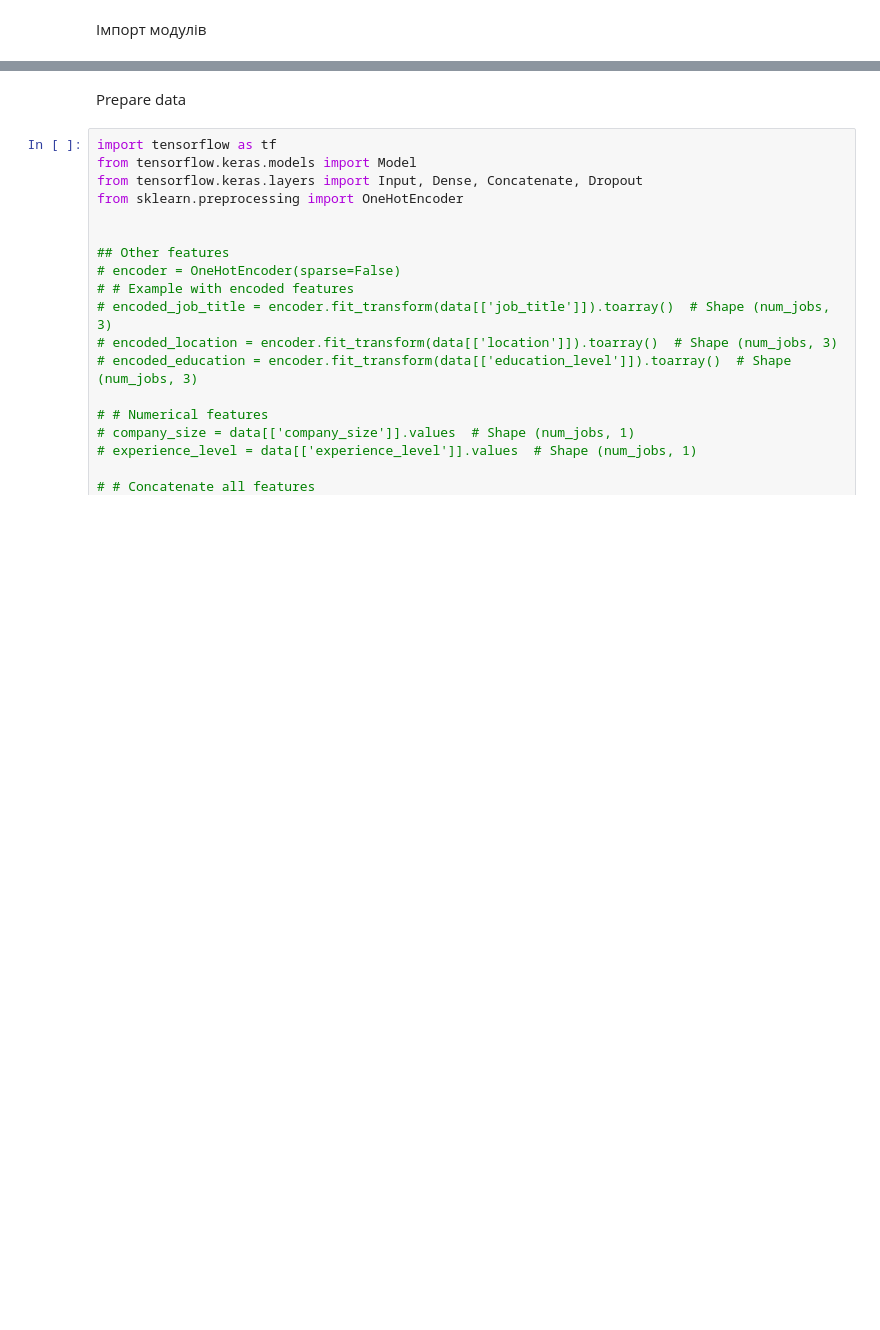
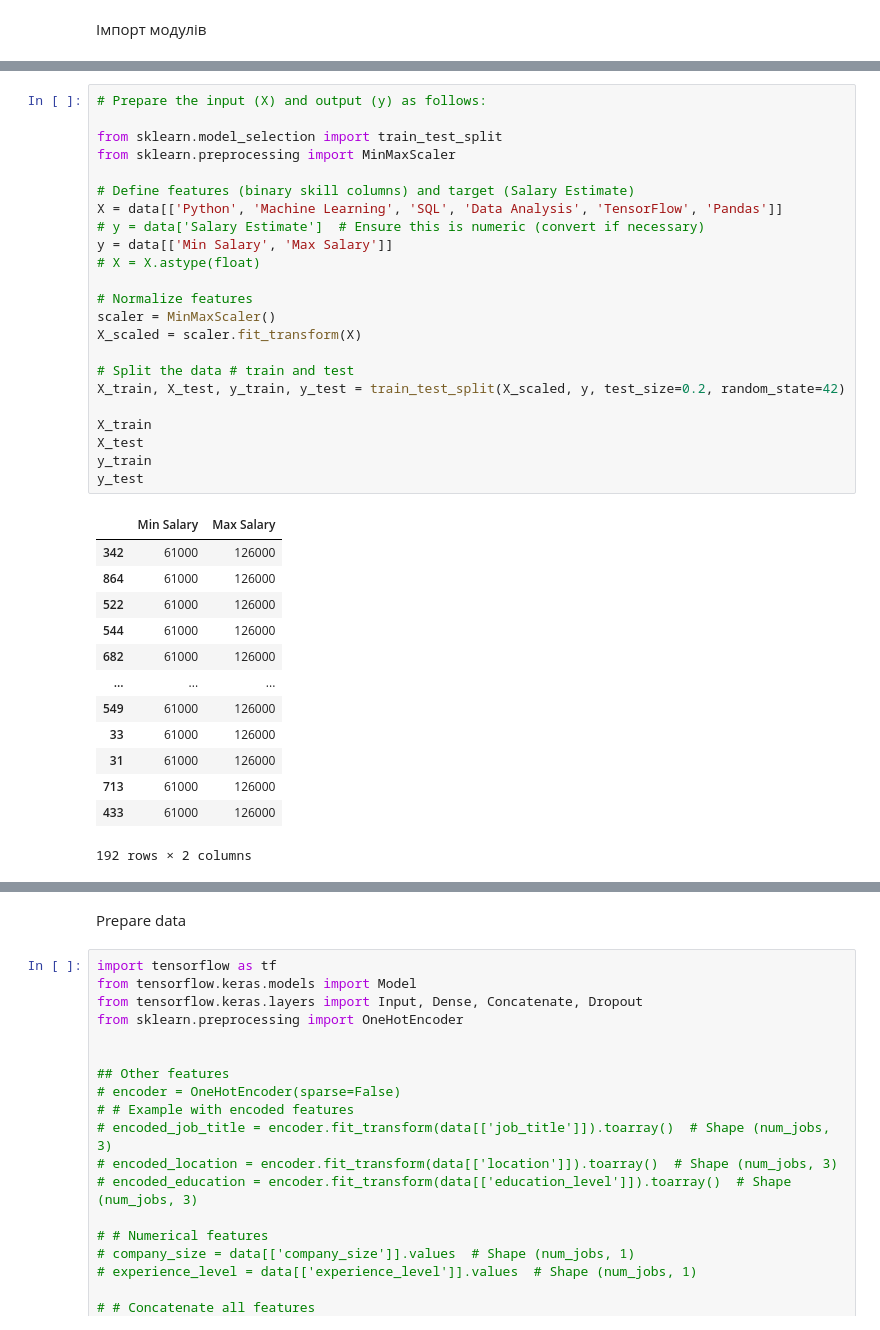
Before and after one commit to svetlanama/ai_practice, a Jupyter notebook: final_svitlana.ipynb, the cells around one changed output, grey strips where cells are left out. Saved outputs shown, nothing was run; the diff lists cells and outputs as text; blank space fills up the shorter version.

```diff
--- a/final_svitlana.ipynb
+++ b/final_svitlana.ipynb
@@ -24,0 +136,37 @@ data.head()
+# %%
+# Prepare the input (X) and output (y) as follows:
+
+from sklearn.model_selection import train_test_split
+from sklearn.preprocessing import MinMaxScaler
+
+# Define features (binary skill columns) and target (Salary Estimate)
+X = data[['Python', 'Machine Learning', 'SQL', 'Data Analysis', 'TensorFlow', 'Pandas']]
+# y = data['Salary Estimate']  # Ensure this is numeric (convert if necessary)
+y = data[['Min Salary', 'Max Salary']]
+# X = X.astype(float)
+
+# Normalize features
+scaler = MinMaxScaler()
+X_scaled = scaler.fit_transform(X)
+
+# Split the data # train and test
+X_train, X_test, y_train, y_test = train_test_split(X_scaled, y, test_size=0.2, random_state=42)
+
+X_train
+X_test
+y_train
+y_test
+# %% [output]
+|  | Min Salary | Max Salary |
+| 342 | 61000 | 126000 |
+| 864 | 61000 | 126000 |
+| 522 | 61000 | 126000 |
+| 544 | 61000 | 126000 |
+| 682 | 61000 | 126000 |
+| ... | ... | ... |
+| 549 | 61000 | 126000 |
+| 33 | 61000 | 126000 |
+| 31 | 61000 | 126000 |
+| 713 | 61000 | 126000 |
+| 433 | 61000 | 126000 |
+192 rows × 2 columns
```
Also changed, not shown: parts of 11 cells of this notebook.
